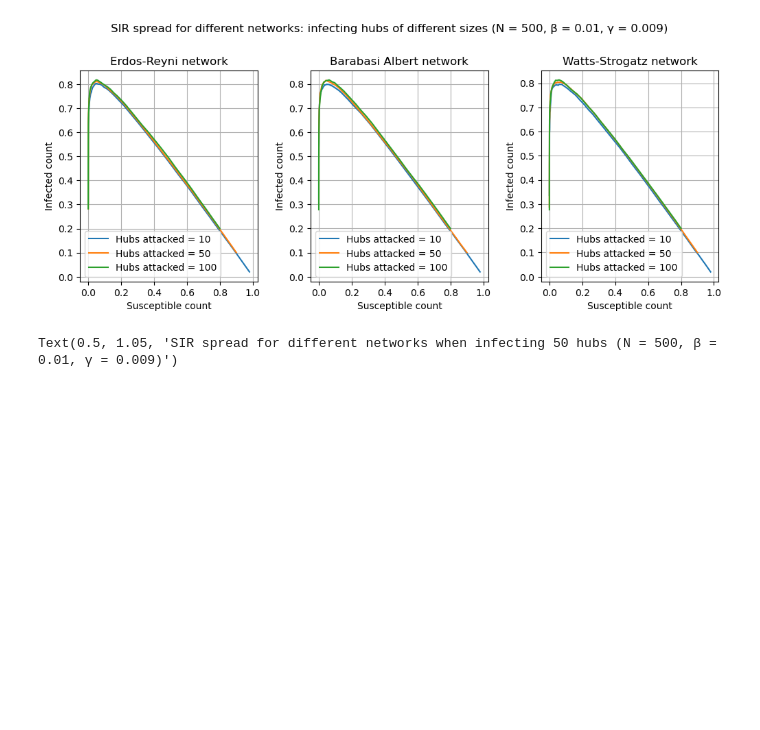
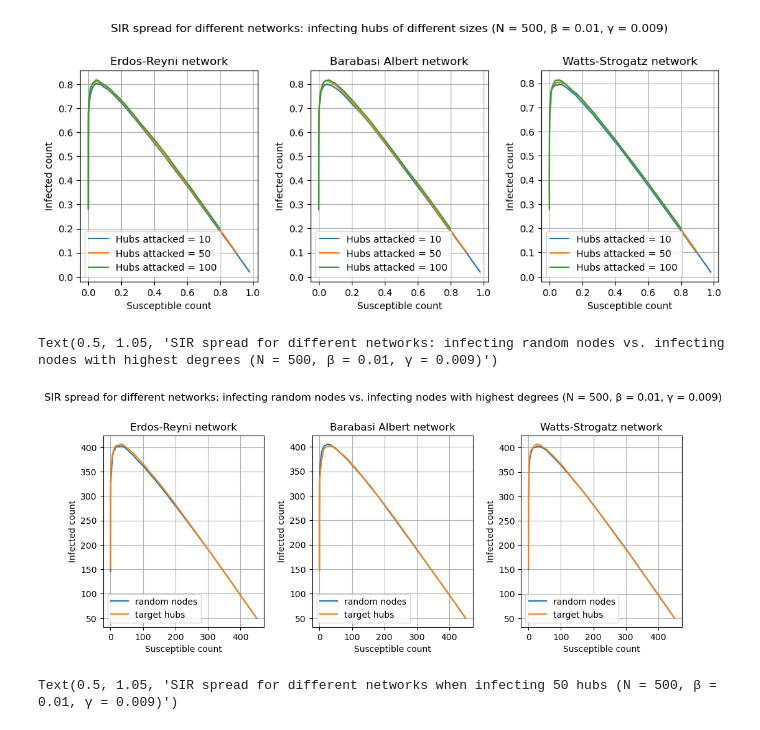
Before and after one commit to guoda23/ICLS_Assignment2, a Jupyter notebook: Networks.ipynb, the cells around one changed output. Cells and saved outputs as stored; diff of their text form; code cells hidden in the pictures; blank space fills up the shorter version.

Commit message:
added hubs vs. random node infection comparison for different networks

```diff
--- a/Networks.ipynb
+++ b/Networks.ipynb
@@ -598,6 +598,82 @@ fig.suptitle(f'SIR spread for different networks: infecting hubs of different si
 # %% [output]
 Text(0.5, 1.05, 'SIR spread for different networks: infecting hubs of different sizes (N = 500, β = 0.01, γ = 0.009)')
 [figure]
+# %%
+#Compare infecting X random nodes vs. infect X nodes with highest degree
+
+#Network parameters (set from before, controlled for similarity)
+N = 500
+p_ER = 0.04
+m_BA = 10
+k_WS = 20
+p_WS = 0.2
+
+#SIR parameters
+beta = 0.01
+gamma = 0.009
+time_steps = 150
+no_attacked_nodes = 50
+infection_allocation = ['random nodes', 'target hubs']
+
+time = np.linspace(0, time_steps, time_steps)
+
+network_names = ['Erdos-Reyni', 'Barabasi Albert', 'Watts-Strogatz']
+
+fig, ax = plt.subplots(1, 3, figsize=(12, 4), gridspec_kw={'wspace': 0.3})
+
+#Simulate spread
+for i in range(len(network_names)):
+    for mode in infection_allocation:
+        #initialize storing run data
+        S_runs = []
+        I_runs = []
+
+        for seed in range(0, 10):
+            #define network
+            if network_names[i] == 'Erdos-Reyni':
+                ER = nx.erdos_renyi_graph(N, p_ER, seed = seed)
+                infected_nodes = get_max_degree_nodes(ER, no_attacked_nodes)
+            elif network_names[i] == 'Barabasi Albert':
+                BA = nx.barabasi_albert_graph(N, m_BA, seed = seed)
+                infected_nodes = get_max_degree_nodes(BA, no_attacked_nodes)
+            else:
+                WS = nx.watts_strogatz_graph(N, k_WS, p_WS, seed = seed)
+                infected_nodes = get_max_degree_nodes(WS, no_attacked_nodes)
+
+            if mode == 'random nodes':
+                infected_nodes = random.sample(range(0, N-1), no_attacked_nodes)
+
+            # Import SIR
+            model = ep.SIRModel(ER)
+
+            config_SIR(model, beta, gamma, infect_specific_nodes = True, infected_nodes = infected_nodes)
+
+            # Simulation
+            iterations = model.iteration_bunch(time_steps)
+            trends = model.build_trends(iterations)
+            S_node_count, I_node_count, R_node_count = get_SIR_result_lists(trends)
+            # Add run data to the pre-allocated list
+            S_runs.append(S_node_count)
+            I_runs.append(I_node_count)
+
+        #compute element-wise average across runs
+
+        avg_S = average_runs(S_runs)
+        avg_I = average_runs(I_runs)
+
+        #Plot
+        ax[i].plot(avg_S, avg_I, label = f'{mode}')
+        ax[i].set_title(f'{network_names[i]} network')
+        ax[i].set_xlabel('Susceptible count')
+        ax[i].set_ylabel('Infected count')
+        ax[i].grid(True)
+        ax[i].legend(loc = 'lower left')
+
+fig.suptitle(f'SIR spread for different networks: infecting random nodes vs. infecting nodes with highest degrees (N = {N}, β = {beta}, γ = {gamma})',  y=1.05)
+#NOTE: add network parameters in the caption of the figure in the report
+# %% [output]
+Text(0.5, 1.05, 'SIR spread for different networks: infecting random nodes vs. infecting nodes with highest degrees (N = 500, β = 0.01, γ = 0.009)')
+[figure, added]
 # %%
 #Look at the actual SIR pattern when attacking the hubs
 #Network parameters (set from before, controlled for similarity)
```
Also changed, not shown: parts of 3 cells of this notebook.
